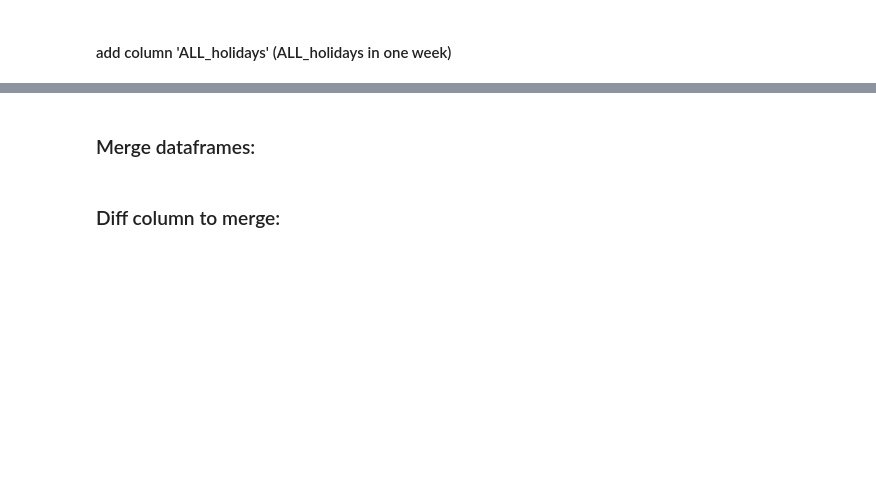
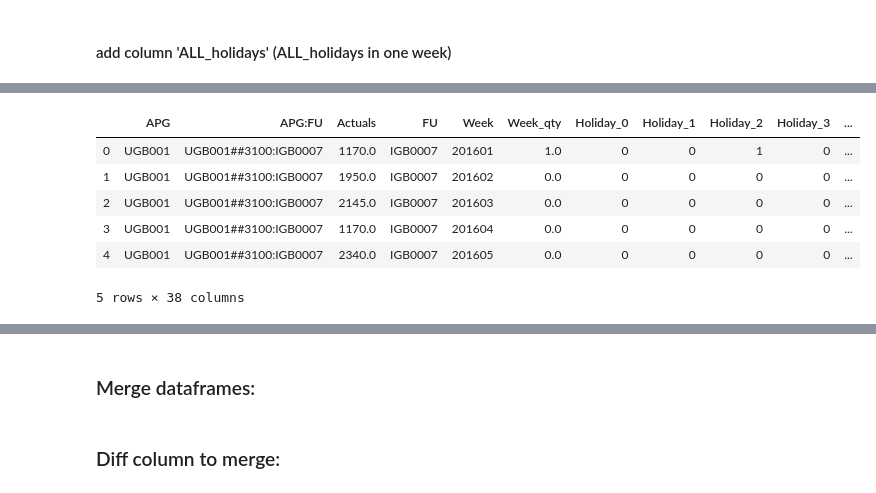
Before and after one commit to izhako/Python_DB_script, a Jupyter notebook: intro.ipynb, the cells around one changed output, grey strips where cells are left out. Saved outputs shown, nothing was run; the diff lists cells and outputs as text; code cells hidden in the pictures; blank space fills up the shorter version.

```diff
--- a/intro.ipynb
+++ b/intro.ipynb
@@ -88,3 +80,16 @@ def add_f(x):
      return pd.Series(dict(ALL_holidays = ', '.join(x['Holiday'])))
 
 ALL_holidays = Holidays[Holidays.Holiday != 'Ordinary'].groupby('Week').apply(add_f)
+# %%
+Holidays2 = Holidays[Holidays.Holiday != 'Ordinary'].groupby(
+                   ['Week']
+                ).agg( Week_qty = pd.NamedAgg(column = 'isHoliday', aggfunc= sum),
+                         All_holiday = pd.NamedAgg(column = 'Holiday', aggfunc= list)
+                ).reset_index()
+# %%
+Shipment = Shipment.merge(Holidays2[['Week', 'All_holiday', 'Week_qty']], on = 'Week', how = 'left')
+# %%
+Shipment.drop('DP Lag4', axis = 1, inplace = True)
+# %%
+Shipment['All_holiday'] = Shipment['All_holiday'].fillna(value = 'Ordinal')
+Shipment['Week_qty'] = Shipment['Week_qty'].fillna(value = 0)
@@ -90,0 +118,10 @@ ALL_holidays = Holidays[Holidays.Holiday != 'Ordinary'].groupby('Week').apply(ad
+# %%
+Shipment.head(5)
+# %% [output]
+|  | APG | APG:FU | Actuals | FU | Week | Week_qty | Holiday_0 | Holiday_1 | Holiday_2 | Holiday_3 | ... |
+| 0 | UGB001 | UGB001##3100:IGB0007 | 1170.0 | IGB0007 | 201601 | 1.0 | 0 | 0 | 1 | 0 | ... |
+| 1 | UGB001 | UGB001##3100:IGB0007 | 1950.0 | IGB0007 | 201602 | 0.0 | 0 | 0 | 0 | 0 | ... |
+| 2 | UGB001 | UGB001##3100:IGB0007 | 2145.0 | IGB0007 | 201603 | 0.0 | 0 | 0 | 0 | 0 | ... |
+| 3 | UGB001 | UGB001##3100:IGB0007 | 1170.0 | IGB0007 | 201604 | 0.0 | 0 | 0 | 0 | 0 | ... |
+| 4 | UGB001 | UGB001##3100:IGB0007 | 2340.0 | IGB0007 | 201605 | 0.0 | 0 | 0 | 0 | 0 | ... |
+5 rows × 38 columns
```
Also changed, not shown: parts of 23 cells of this notebook.
